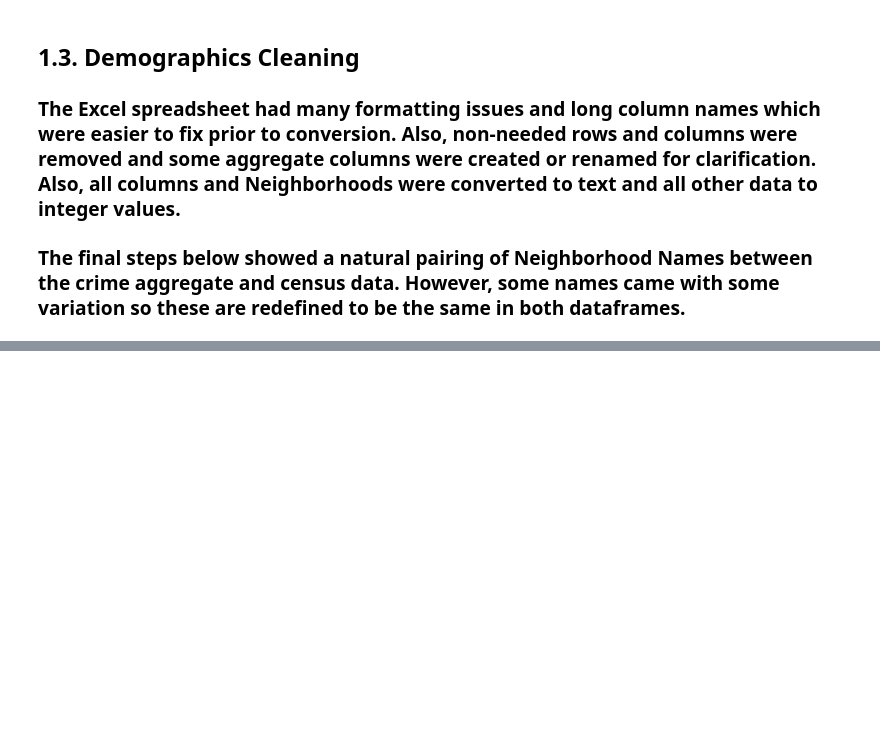
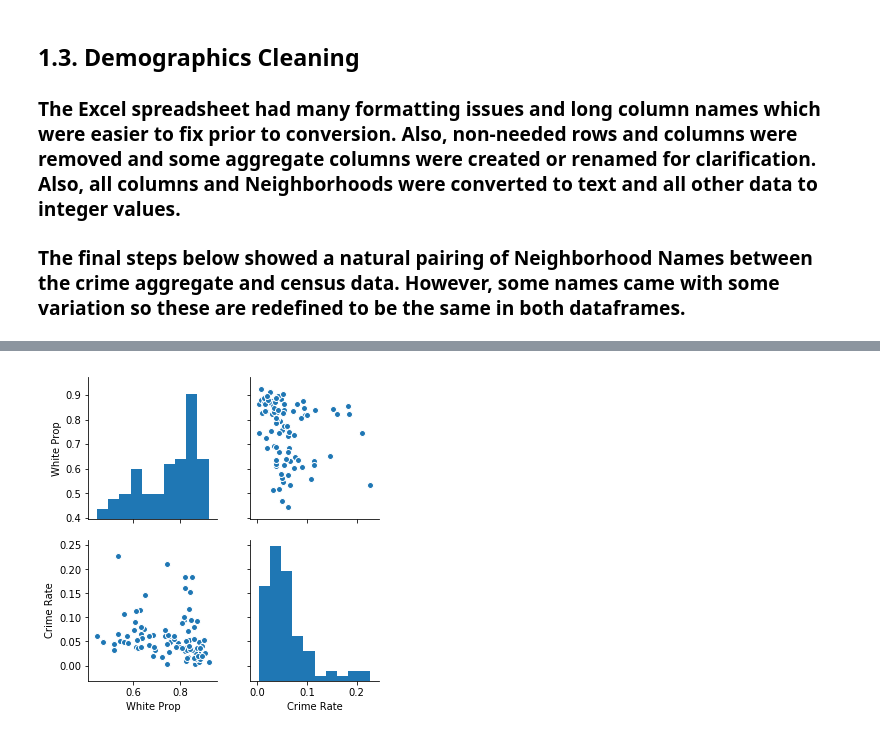
Before and after one commit to gdiestelmath/Capstone1, a Jupyter notebook: DataCleaningAndStory.ipynb, the cells around one changed output, grey strips where cells are left out. Cells and saved outputs as stored; diff of their text form; code cells hidden in the pictures; blank space fills up the shorter version.

```diff
--- a/DataCleaningAndStory.ipynb
+++ b/DataCleaningAndStory.ipynb
@@ -392,5 +154,0 @@ np.std(df_crime_census['Owner Occupied Prop'])
-# %%
-x = list(df_crime_census['Owner Occupied Prop'])
-plt.xlabel('Owner Occupied Proportion', fontsize=16)
-plt.ylabel('Crime Rate', fontsize=16)
-plt.scatter(x,y)
@@ -407,0 +155,12 @@ plt.scatter(x,y)
+# %%
+# #Comparing Neighborhood Names in Crime and Demographics
+# for idx, row in dfcensus.iterrows():
+#     print(df_crime_neigh_agg.index[idx], dfcensus['Neighborhood'][idx])
+
+# Unify Neighborhood Names for crime aggregate and census
+for idx, row in dfcensus.iterrows():
+    dfcensus['Neighborhood'].values[idx]=df_crime_neigh_agg.index[idx]
+
+# #Confirming
+# for idx, row in dfcensus.iterrows():
+#     print(df_crime_neigh_agg.index[idx], dfcensus['Neighborhood'][idx])
@@ -407,0 +296,2 @@ plt.scatter(x,y)
+# %%
+df_crime_census_out=df_crime_census.drop(outliers,inplace=False)
@@ -407,0 +300,15 @@ plt.scatter(x,y)
+# %%
+# Dividing Features by Group: Race, Sex/Age, Economic, Family
+cols=df_crime_census_out.columns
+
+cols_race=[x for x in cols if x=='White Prop']
+cols_race.append('Crime Rate')
+
+cols_pop=[x for x in cols[7:10] if x !='Senior Prop']
+cols_pop.append('Crime Rate')
+
+cols_econ=[x for x in cols[10:13] if x != 'Vacant For Sale Prop']
+cols_econ.append('Crime Rate')
+
+cols_family=[x for x in cols[13:] if x!='Male with Children Prop' and x!='Female with Children Prop']
+cols_family.append('Crime Rate')
@@ -407,0 +317,5 @@ plt.scatter(x,y)
+# %%
+sns.pairplot(df_crime_census_out,vars=cols_race)
+plt.show()
+# %% [output]
+[figure, added]
```
Also changed, not shown: parts of 68 cells of this notebook.
